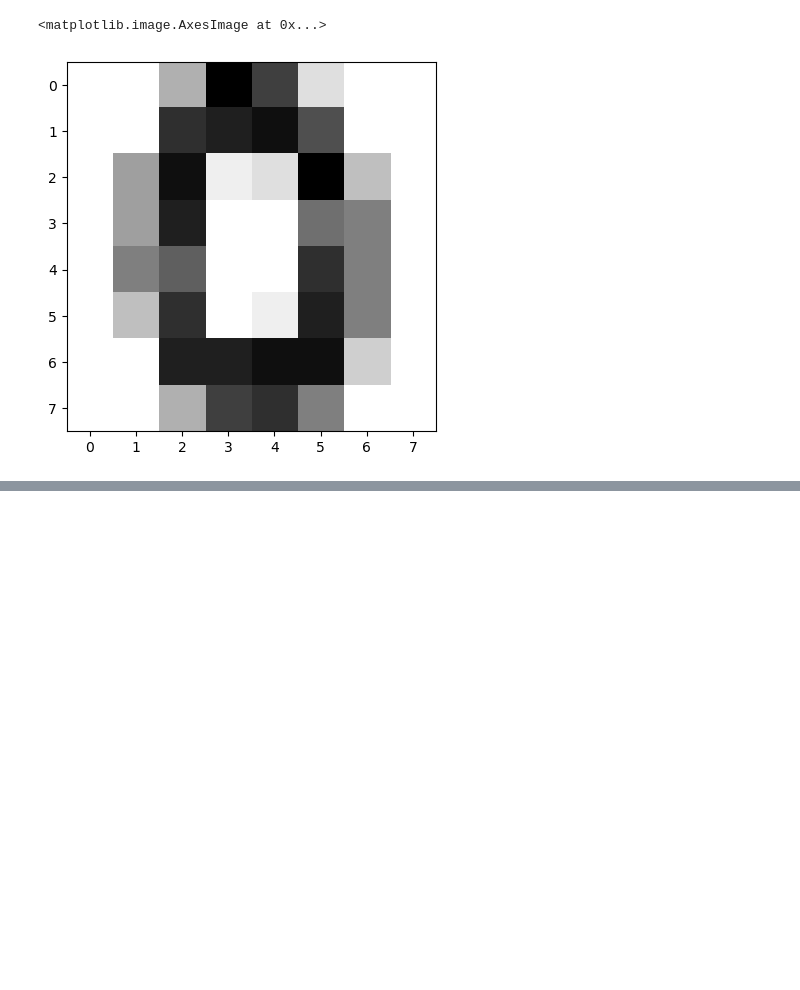
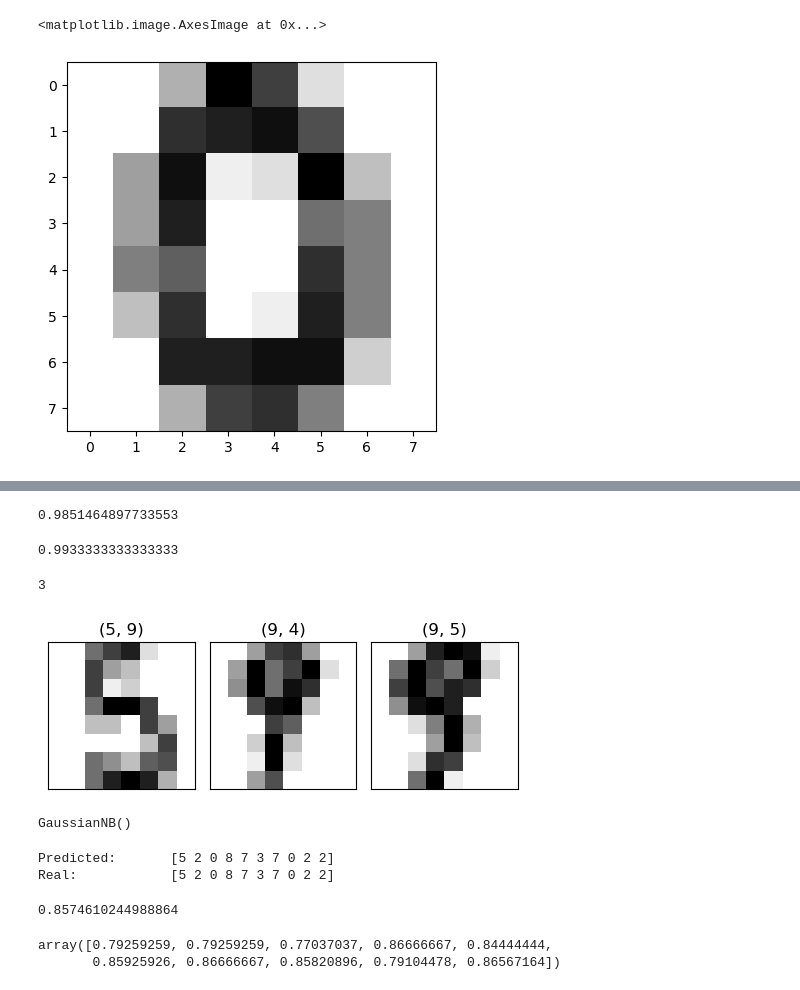
Before and after one commit to SBino01/AI_DS-first_project, a Jupyter notebook: Lezione4/mnist.ipynb, the cells around one changed output, grey strips where cells are left out. Saved outputs shown, nothing was run; the diff lists cells and outputs as text; code cells hidden in the pictures; blank space fills up the shorter version.

```diff
--- a/Lezione4/mnist.ipynb
+++ b/Lezione4/mnist.ipynb
@@ -367,0 +444,4 @@ Name: 682, dtype: int32
+# %%
+kn_classifier = KNeighborsClassifier()
+
+kn_classifier.fit(X_train, y_train)
@@ -367,0 +473,24 @@ Name: 682, dtype: int32
+# %%
+kn_scores.mean()
+# %% [output]
+0.9851464897733553
+# %%
+y_test_predicted = kn_classifier.predict(X_test)
+
+kn_classifier.score(X_test, y_test)
+# %% [output]
+0.9933333333333333
+# %%
+y_failed = y_test[y_test != y_test_predicted] #dati reali che l'algoritmo ha sbagliato
+y_failed_predicted = y_test_predicted[y_test != y_test_predicted] #dati predetti cannati
+X_test_failed =X_test[y_test != y_test_predicted] #dig.data dei dati cannati
+# %%
+X_test_failed.shape[0]
+# %% [output]
+3
+# %%
+failed_images = X_test_failed.reshape(3,8,8)
+# %%
+show_multiple_img(failed_images, zip(y_failed, y_failed_predicted))
+# %% [output]
+[figure, added]
@@ -367,0 +499,29 @@ Name: 682, dtype: int32
+# %%
+gauss_classifier = GaussianNB()
+
+gauss_classifier.fit(X_train, y_train)
+# %% [output]
+GaussianNB()
+# %%
+y_predicted = gauss_classifier.predict(X_train)
+
+print(f"Predicted:  \t {y_predicted[0:10]}")
+print(f"Real:   \t {y_train[0:10]}")
+# %% [output]
+Predicted:       [5 2 0 8 7 3 7 0 2 2]
+Real:            [5 2 0 8 7 3 7 0 2 2]
+# %%
+gauss_classifier.score(X_train, y_train)
+# %% [output]
+0.8574610244988864
+# %%
+#cross-validation
+
+from sklearn.model_selection import cross_val_score
+
+gauss_scores = cross_val_score(gauss_classifier, X_train, y_train, cv=10)
+
+gauss_scores
+# %% [output]
+array([0.79259259, 0.79259259, 0.77037037, 0.86666667, 0.84444444,
+       0.85925926, 0.86666667, 0.85820896, 0.79104478, 0.86567164])
```
Also changed, not shown: parts of 58 cells of this notebook.
